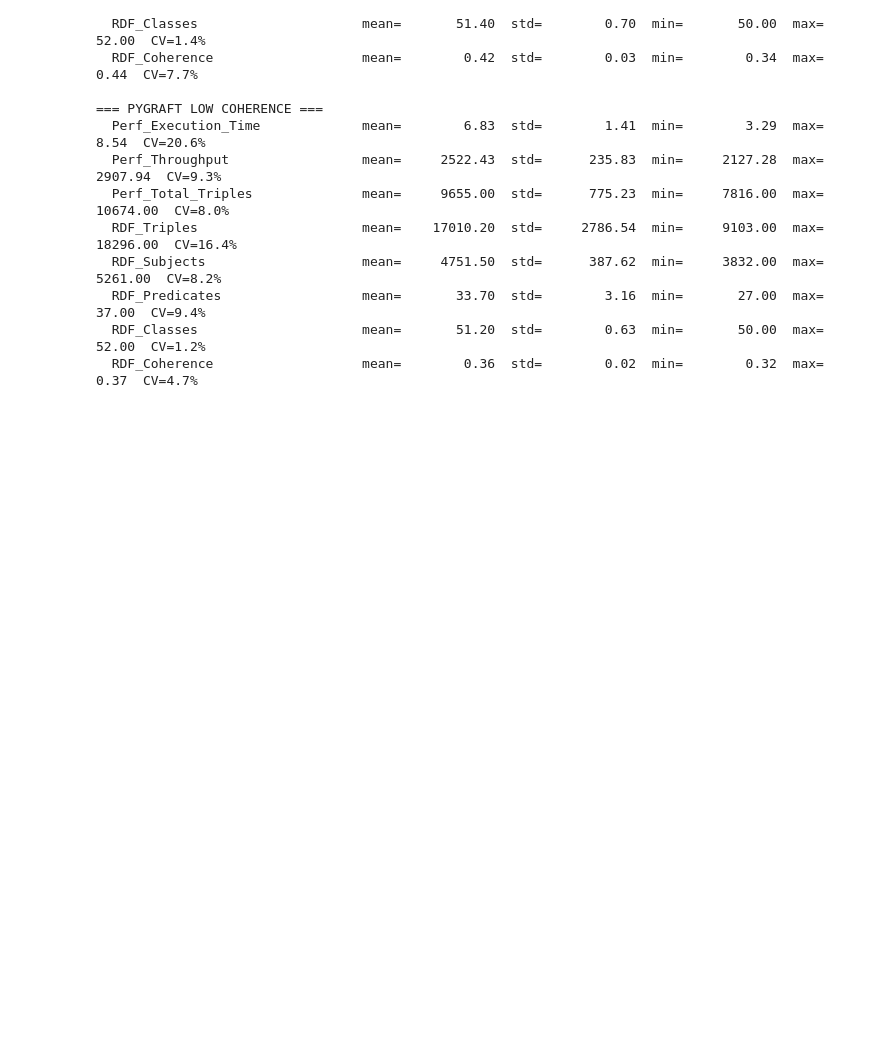
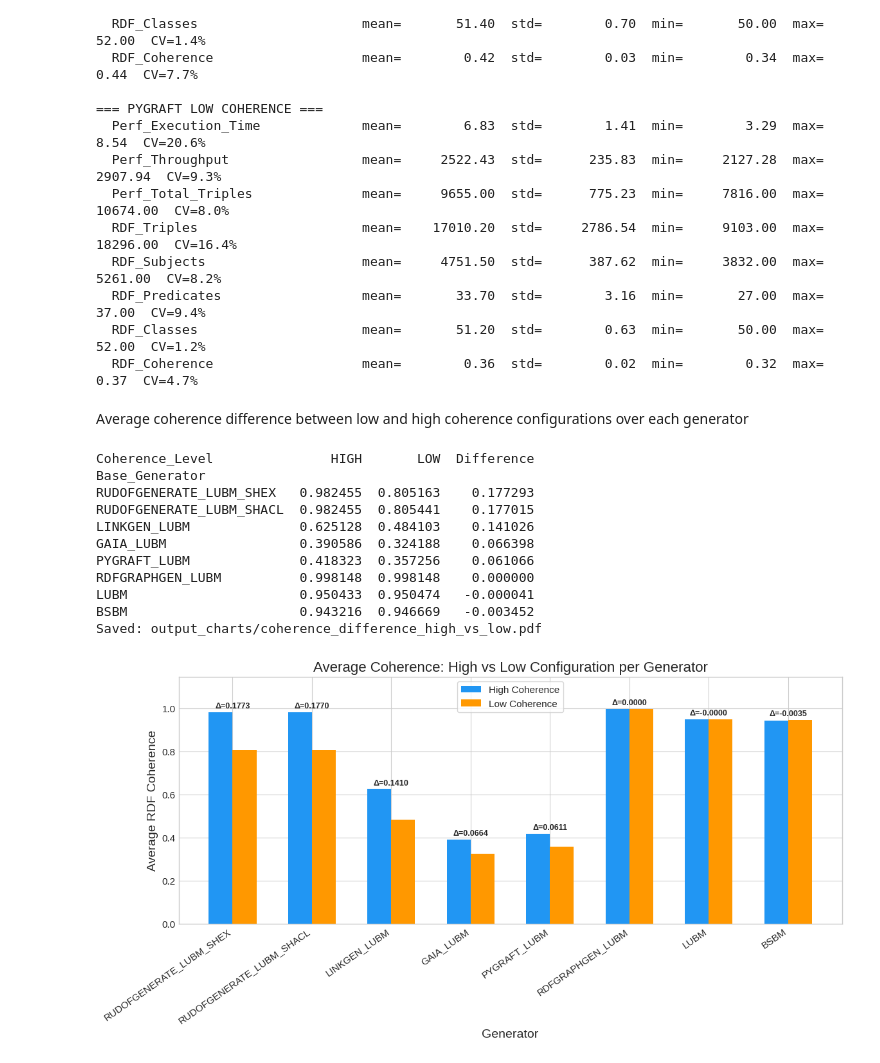
Before and after one commit to DiegoMfer/benchmarks-synthetic-data-generators, a Jupyter notebook: metrics_histogram.ipynb, the cells around one changed output. Cells and saved outputs as stored; diff of their text form; code cells hidden in the pictures; blank space fills up the shorter version.

Commit message:
average diff

```diff
--- a/metrics_histogram.ipynb
+++ b/metrics_histogram.ipynb
@@ -351,3 +351,64 @@ for lvl in ['HIGH', 'LOW']:
   RDF_Predicates                  mean=       33.70  std=        3.16  min=       27.00  max=       37.00  CV=9.4%
   RDF_Classes                     mean=       51.20  std=        0.63  min=       50.00  max=       52.00  CV=1.2%
   RDF_Coherence                   mean=        0.36  std=        0.02  min=        0.32  max=        0.37  CV=4.7%
+# %% [markdown]
+Average coherence difference between low and high coherence configurations over each generator
+# %%
+
+# Average coherence per (Base_Generator, Coherence_Level), then compute the difference
+avg_coh = (
+    df.groupby(['Base_Generator', 'Coherence_Level'])['RDF_Coherence']
+    .mean()
+    .unstack(level='Coherence_Level')
+)
+avg_coh['Difference'] = avg_coh['HIGH'] - avg_coh['LOW']
+avg_coh = avg_coh.sort_values('Difference', ascending=False)
+
+print(avg_coh[['HIGH', 'LOW', 'Difference']].to_string())
+
+# --- Bar chart ---
+TITLE_SIZE = 16
+LABEL_SIZE = 14
+TICK_SIZE = 11
+LEGEND_SIZE = 11
+
+fig, ax = plt.subplots(figsize=(12, 6))
+
+x = np.arange(len(avg_coh))
+width = 0.30
+
+bars_high = ax.bar(x - width / 2, avg_coh['HIGH'], width, label='High Coherence', color='#2196F3')
+bars_low  = ax.bar(x + width / 2, avg_coh['LOW'],  width, label='Low Coherence',  color='#FF9800')
+
+# Annotate the difference above each pair
+for i, diff in enumerate(avg_coh['Difference']):
+    top = max(avg_coh['HIGH'].iloc[i], avg_coh['LOW'].iloc[i])
+    ax.text(i, top + 0.01, f'Δ={diff:.4f}', ha='center', va='bottom', fontsize=9, fontweight='bold')
+
+ax.set_xlabel('Generator', fontsize=LABEL_SIZE)
+ax.set_ylabel('Average RDF Coherence', fontsize=LABEL_SIZE)
+ax.set_title('Average Coherence: High vs Low Configuration per Generator', fontsize=TITLE_SIZE)
+ax.set_xticks(x)
+ax.set_xticklabels(avg_coh.index, rotation=35, ha='right', fontsize=TICK_SIZE)
+ax.tick_params(axis='y', labelsize=TICK_SIZE)
+ax.legend(fontsize=LEGEND_SIZE, frameon=True)
+ax.set_ylim(0, avg_coh[['HIGH', 'LOW']].max().max() * 1.15)
+
+fig.subplots_adjust(left=0.10, right=0.96, bottom=0.28, top=0.92)
+fig.savefig('output_charts/coherence_difference_high_vs_low.pdf', format='pdf', bbox_inches='tight')
+print('Saved: output_charts/coherence_difference_high_vs_low.pdf')
+
+plt.show()
+# %% [output]
+Coherence_Level               HIGH       LOW  Difference
+Base_Generator
+RUDOFGENERATE_LUBM_SHEX   0.982455  0.805163    0.177293
+RUDOFGENERATE_LUBM_SHACL  0.982455  0.805441    0.177015
+LINKGEN_LUBM              0.625128  0.484103    0.141026
+GAIA_LUBM                 0.390586  0.324188    0.066398
+PYGRAFT_LUBM              0.418323  0.357256    0.061066
+RDFGRAPHGEN_LUBM          0.998148  0.998148    0.000000
+LUBM                      0.950433  0.950474   -0.000041
+BSBM                      0.943216  0.946669   -0.003452
+Saved: output_charts/coherence_difference_high_vs_low.pdf
+[figure, added]
```
Also changed, not shown: 4 other files.
